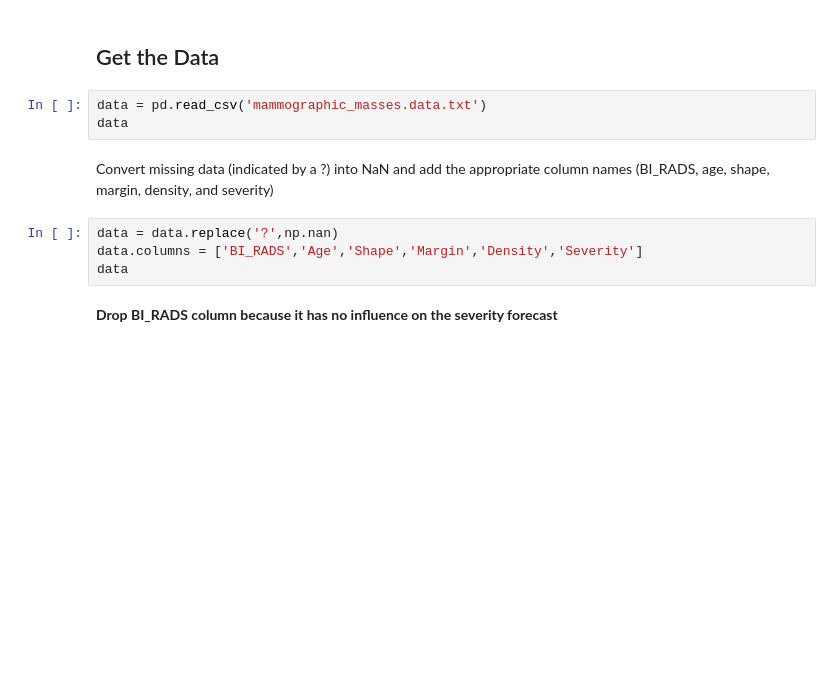
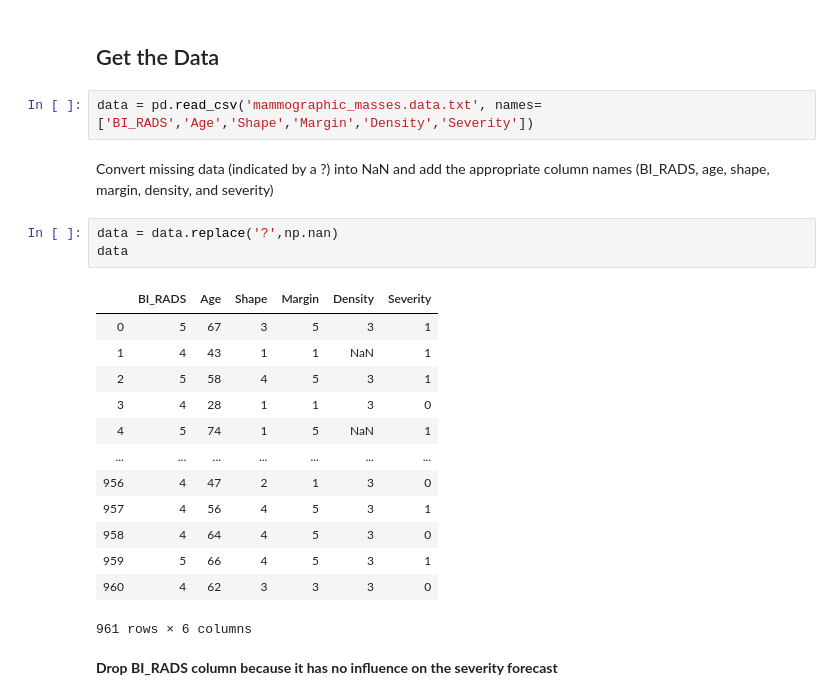
Before and after one commit to pferreira101/ClinicalExaminations, a Jupyter notebook: ClinicalExaminations/script.ipynb, the cells around one changed output. Drawn from its saved outputs; the diff is of its cells as text; blank space fills up the shorter version.

```diff
--- a/ClinicalExaminations/script.ipynb
+++ b/ClinicalExaminations/script.ipynb
@@ -24,14 +27,26 @@ from keras.optimizers import SGD, RMSprop, Adam
 # %% [markdown]
 ## Get the Data
 # %%
-data = pd.read_csv('mammographic_masses.data.txt')
-data
+data = pd.read_csv('mammographic_masses.data.txt', names=['BI_RADS','Age','Shape','Margin','Density','Severity'])
 # %% [markdown]
 Convert missing data (indicated by a ?) into NaN and add the appropriate column names (BI_RADS, age, shape, margin, density, and severity)
 # %%
 data = data.replace('?',np.nan)
-data.columns = ['BI_RADS','Age','Shape','Margin','Density','Severity']
 data
+# %% [output]
+|  | BI_RADS | Age | Shape | Margin | Density | Severity |
+| 0 | 5 | 67 | 3 | 5 | 3 | 1 |
+| 1 | 4 | 43 | 1 | 1 | NaN | 1 |
+| 2 | 5 | 58 | 4 | 5 | 3 | 1 |
+| 3 | 4 | 28 | 1 | 1 | 3 | 0 |
+| 4 | 5 | 74 | 1 | 5 | NaN | 1 |
+| ... | ... | ... | ... | ... | ... | ... |
+| 956 | 4 | 47 | 2 | 1 | 3 | 0 |
+| 957 | 4 | 56 | 4 | 5 | 3 | 1 |
+| 958 | 4 | 64 | 4 | 5 | 3 | 0 |
+| 959 | 5 | 66 | 4 | 5 | 3 | 1 |
+| 960 | 4 | 62 | 3 | 3 | 3 | 0 |
+961 rows × 6 columns
 # %% [markdown]
 **Drop BI_RADS column because it has no influence on the severity forecast**
 # %%
```
Also changed, not shown: parts of 48 cells of this notebook.
